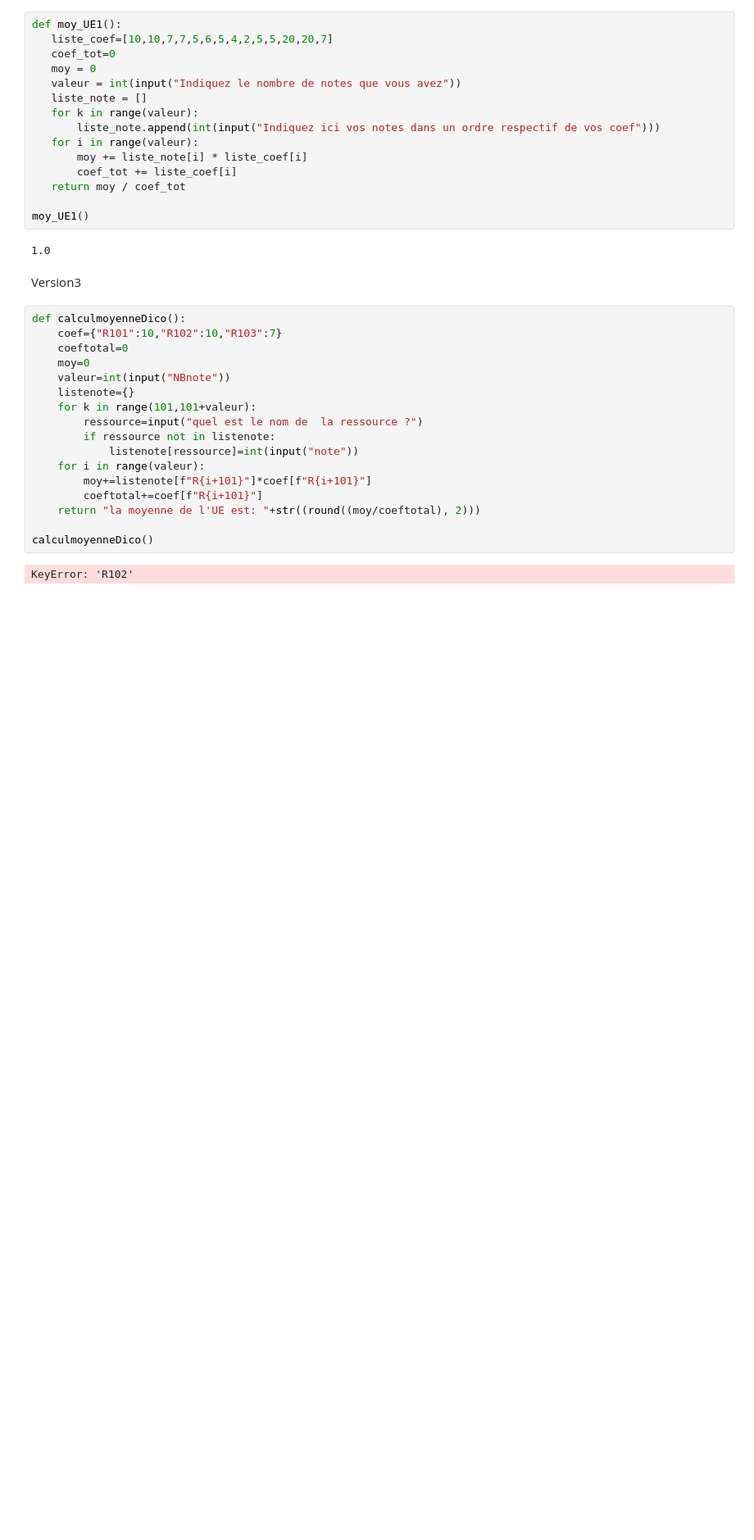
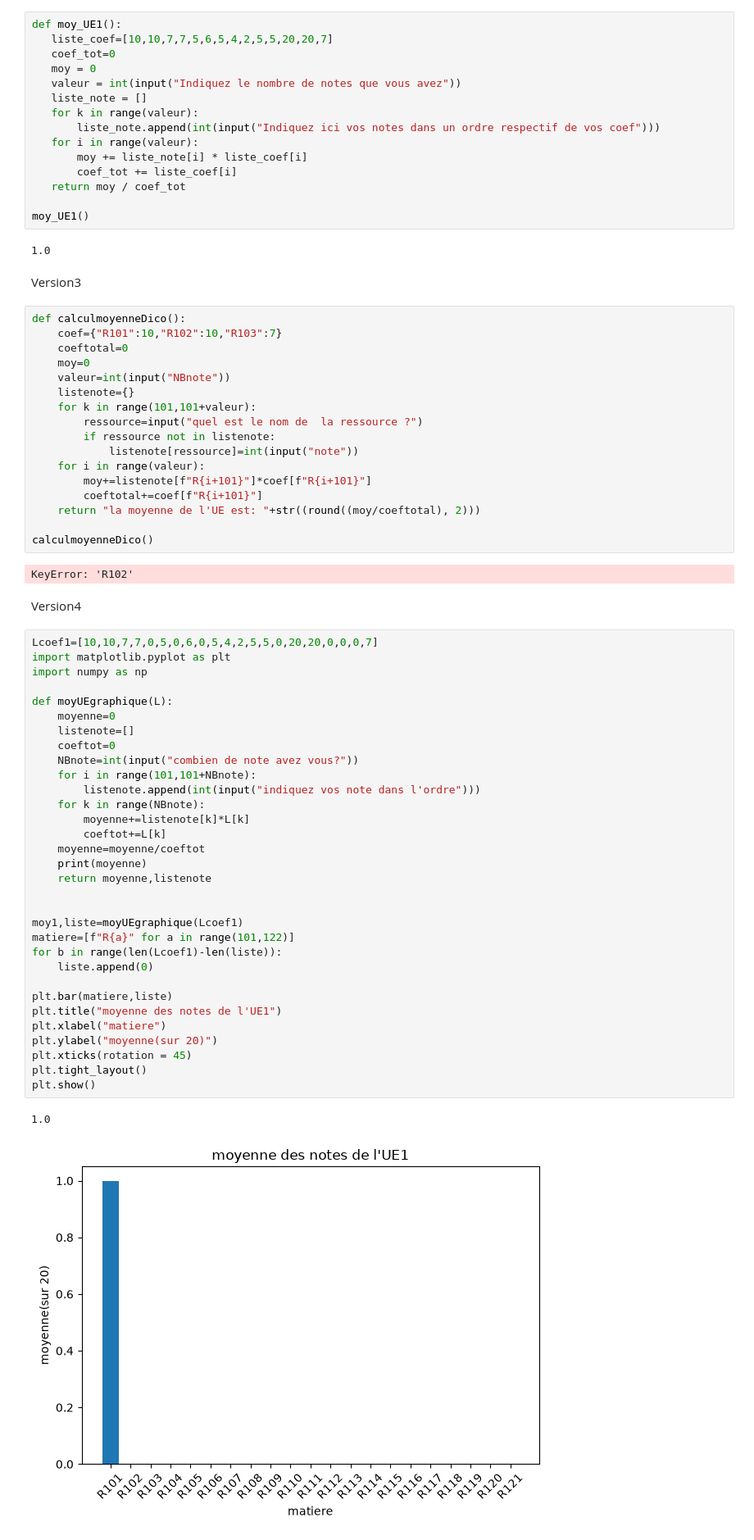
Before and after one commit to cyrilmartin18/R107, a Jupyter notebook: Moyenne.ipynb, the cells around one changed output. Shown at 82% size. Drawn from its saved outputs; the diff is of its cells as text; blank space fills up the shorter version.

Commit message:
version4

```diff
--- a/Moyenne.ipynb
+++ b/Moyenne.ipynb
@@ -55,3 +55,40 @@ def calculmoyenneDico():
 calculmoyenneDico()
 # %% [output]
 KeyError: 'R102'
+# %% [markdown]
+Version4
+# %%
+Lcoef1=[10,10,7,7,0,5,0,6,0,5,4,2,5,5,0,20,20,0,0,0,7]
+import matplotlib.pyplot as plt
+import numpy as np
+
+def moyUEgraphique(L):
+    moyenne=0
+    listenote=[]
+    coeftot=0
+    NBnote=int(input("combien de note avez vous?"))
+    for i in range(101,101+NBnote):
+        listenote.append(int(input("indiquez vos note dans l'ordre")))
+    for k in range(NBnote):
+        moyenne+=listenote[k]*L[k]
+        coeftot+=L[k]
+    moyenne=moyenne/coeftot
+    print(moyenne)
+    return moyenne,listenote
+
+
+moy1,liste=moyUEgraphique(Lcoef1)
+matiere=[f"R{a}" for a in range(101,122)]
+for b in range(len(Lcoef1)-len(liste)):
+    liste.append(0)
+
+plt.bar(matiere,liste)
+plt.title("moyenne des notes de l'UE1")
+plt.xlabel("matiere")
+plt.ylabel("moyenne(sur 20)")
+plt.xticks(rotation = 45)
+plt.tight_layout()
+plt.show()
+# %% [output]
+1.0
+[figure, added]
```
